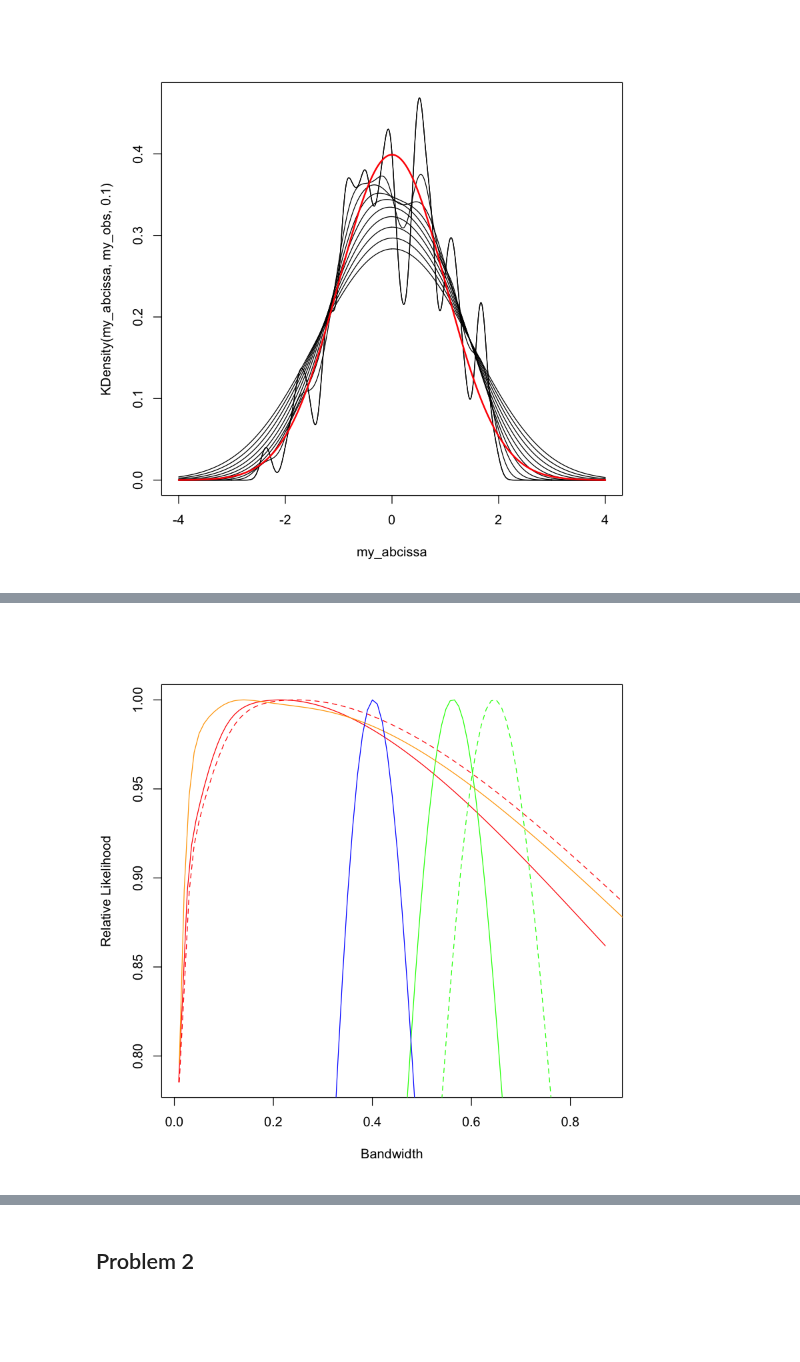
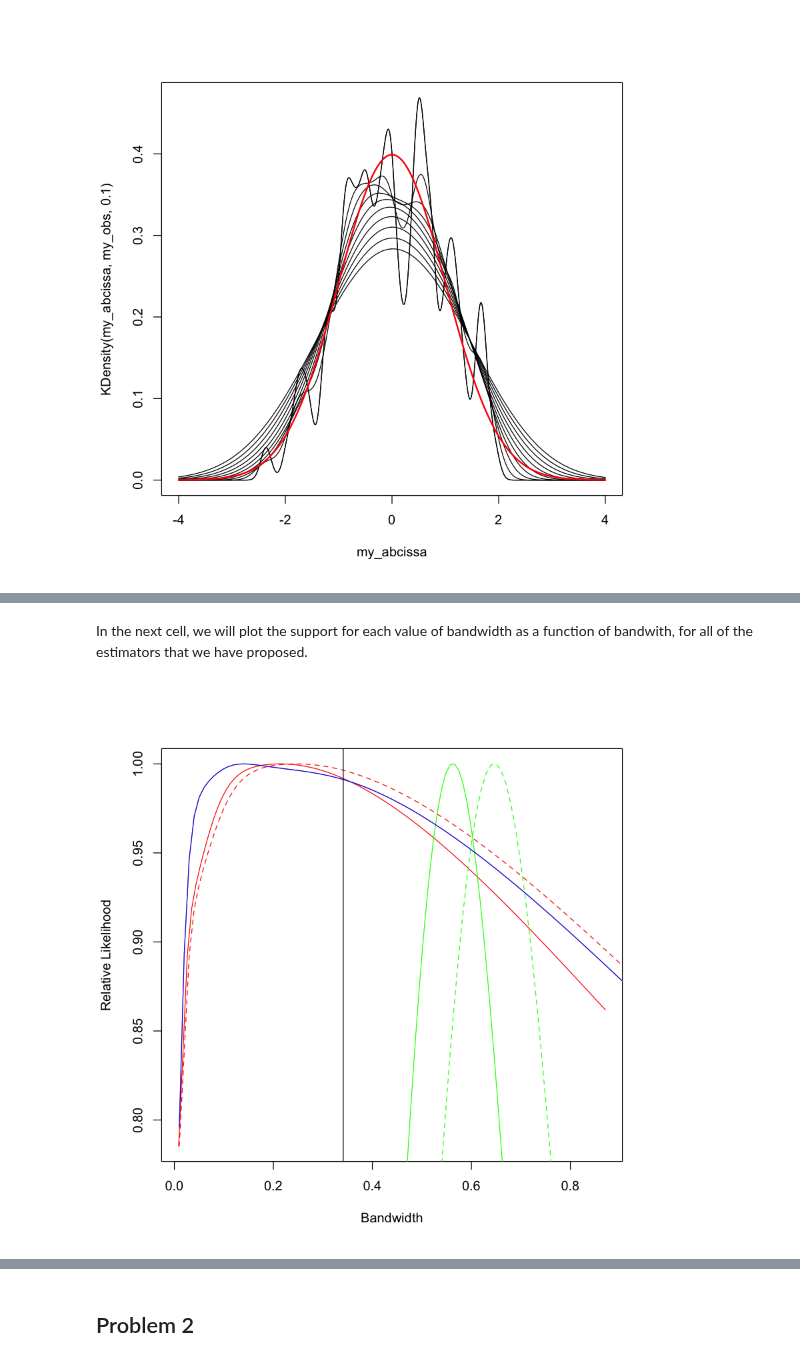
Before and after one commit to franklinmarsh/computational_statistics, a Jupyter notebook: hw6.ipynb, the cells around one changed output, grey strips where cells are left out. Drawn from its saved outputs; the diff is of its cells as text; code cells hidden in the pictures; blank space fills up the shorter version.

```diff
--- a/hw6.ipynb
+++ b/hw6.ipynb
@@ -166,20 +224,29 @@ SplitCV <- function(train, test, bandwidth, kind = 'sum') {
 
 }
 # %%
-bw_range <- seq(0.01,1.0,0.01)
+bw_range <- seq(0.01,1.0,0.01) #the range of bandwidths that we will test
 sum_split_cv <- SplitCV(my_split[[1]], my_split[[2]], bw_range, kind = 'sum')
 prod_split_cv <- SplitCV(my_split[[1]], my_split[[2]], bw_range, kind = 'prod')
-sum_cv <- SumCV(my_obs, bw_range)
-prod_cv <- ProdCV(my_obs, bw_range)
+sum_cv <- CV(my_obs, bw_range, kind = 'sum')
+prod_cv <- CV(my_obs, bw_range, kind = 'prod')
+# %% [markdown]
+In the next cell, we will plot the support for each value of bandwidth as a function of bandwith, for all of the estimators that we have proposed.
 # %%
+#initialize the plot and use the sum estimator from part c
 plot(sum_split_cv[[1]], sum_split_cv[[2]], type = 'l', col = 'red',
     xlab = 'Bandwidth', ylab = 'Relative Likelihood')
+
+#use the product estimator from part c
 lines(prod_split_cv[[1]], prod_split_cv[[2]], type = 'l', col = 'green')
 
+#plot the unscaled recommendation from part c
 lines(bw_range, sum_split_cv[[2]], type = 'l', col = 'red', lty = 2)
 lines(bw_range, prod_split_cv[[2]], type = 'l', col = 'green', lty = 2)
 
+#plot the bandwidth recommendations for parts a and b
 lines(sum_cv[[1]], sum_cv[[2]], type = 'l', col = 'orange')
 lines(prod_cv[[1]], prod_cv[[2]], type = 'l', col = 'blue')
+
+abline(v = as.numeric(density(my_obs)$bw), col = 'black') #the estimate that R uses
 # %% [output]
-[figure, old version]
+[figure, new version]
```
Also changed, not shown: parts of 36 cells of this notebook.
